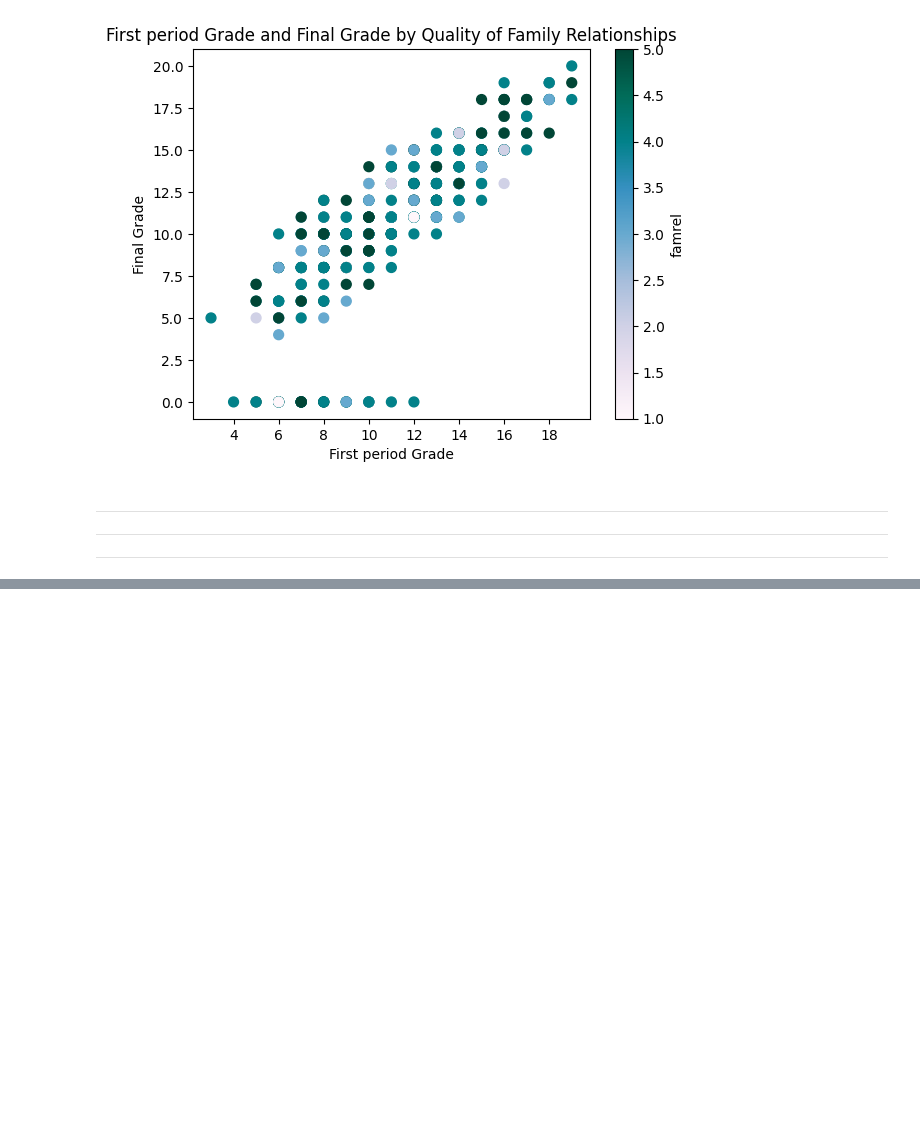
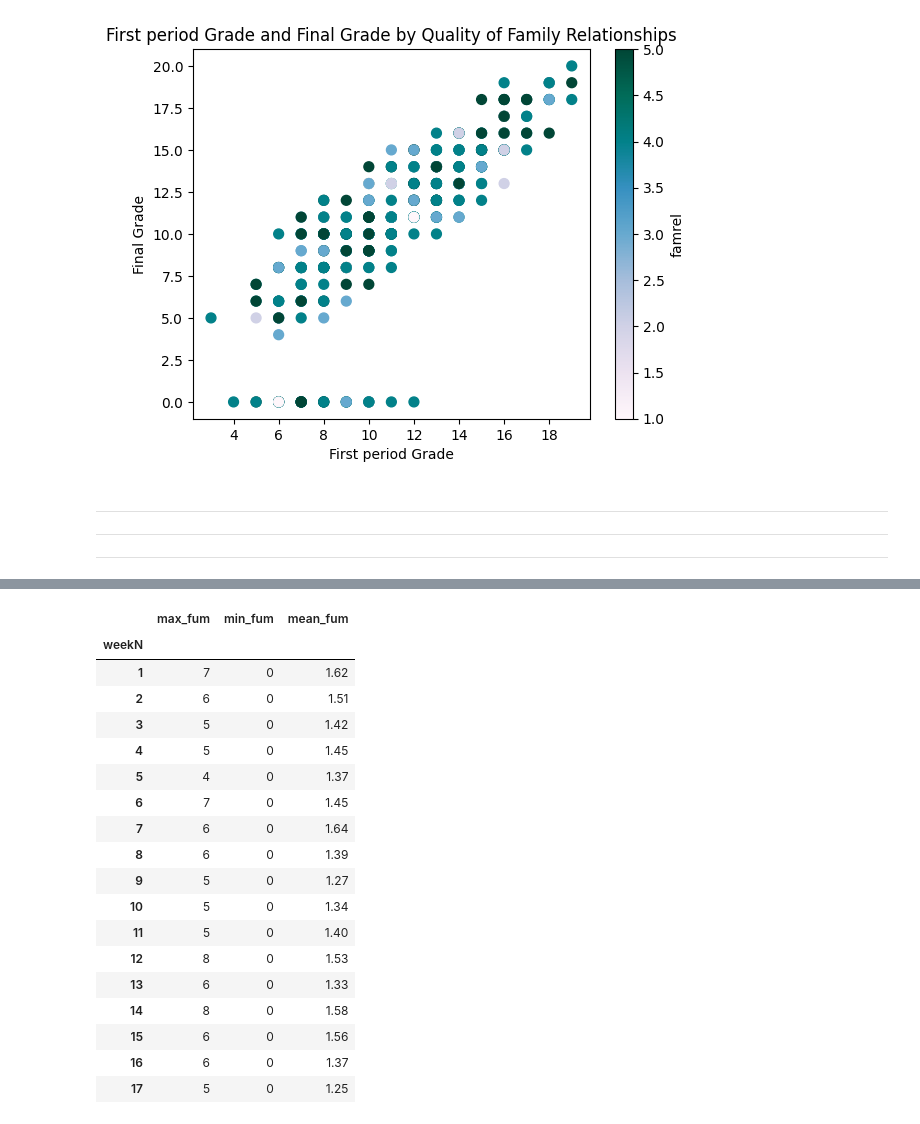
Before and after one commit to pressleydavid/hw4, a Jupyter notebook: HW4_Scratch.ipynb, the cells around one changed output, grey strips where cells are left out. Saved outputs shown, nothing was run; the diff lists cells and outputs as text; code cells hidden in the pictures; blank space fills up the shorter version.

```diff
--- a/HW4_Scratch.ipynb
+++ b/HW4_Scratch.ipynb
@@ -465,0 +531,71 @@ plt.show()
+# %%
+# filter for regular season
+print(f"Unique week values before filter {nfl_intermed.week.unique()}")
+
+regular_weeks = [str(i) for i in range(1,18)]
+
+nfl_intermed = nfl_intermed.loc[nfl_intermed["week"].isin(regular_weeks), :]
+print(f"Unique week values after filter {nfl_intermed.week.unique()}")
+
+nfl_intermed.week.unique()
+
+nfl_intermed["weekN"] = nfl_intermed["week"].astype(int)
+nfl_intermed.weekN.unique()
+
+# summarize by season and week
+nfl_intermed.info()
+reg_season= nfl_intermed.copy()
+reg_season = reg_season.loc[:,["season","weekN","AtotalYds","tossC","awayFum","home3rdConv","away3rdConv","awayTimesSacked","homeTimesSacked"]]
+
+# pd.crosstab([reg_season.week], reg_season.tossC)
+# group Away total yard statsby season and numerical week (1-17)
+reg_season.groupby(["season", "weekN"]).agg(
+    max_yds = ("AtotalYds", "max"),
+    min_yds = ("AtotalYds", "min"),
+    mean_yds = ("AtotalYds", "mean")
+).round(2)
+
+# group Away total yard stats by season
+reg_season.groupby(["season"]).agg(
+    max_yds = ("AtotalYds", "max"),
+    min_yds = ("AtotalYds", "min"),
+    mean_yds = ("AtotalYds", "mean")
+).round(2)
+
+# group Away total yard stats by week (numeric: 1 - 17)
+reg_season.groupby(["weekN"]).agg(
+    max_yds = ("AtotalYds", "max"),
+    min_yds = ("AtotalYds", "min"),
+    mean_yds = ("AtotalYds", "mean")
+).round(2)
+
+
+# group Away fumble stats by season and numerical week (1-17)
+# use crosstab this time. Then realize creating a list of 3471 elements that only say "stat" doesn't seem like a good use of time and go back to groupby and agg
+# pd.crosstab([reg_season.season, reg_season.weekN],
+#             columns = ["stat" for _ in range(reg_season.shape[0])],
+#             values = reg_season.awayFum,
+#             aggfunc = ["mean", "median", "std", "count"]
+#             ).round(2)
+
+reg_season.groupby(["season", "weekN"]).agg(
+    max_fumA = ("awayFum", "max"),
+    min_fum = ("awayFum", "min"),
+    mean_fum = ("awayFum", "mean")
+).round(2)
+
+# group Away fumble stats by season
+
+reg_season.groupby(["season"]).agg(
+    max_fum = ("awayFum", "max"),
+    min_fum = ("awayFum", "min"),
+    mean_fum = ("awayFum", "mean")
+).round(2)
+
+# group Away fumble stats by week (numeric: 1 - 17)
+reg_season.groupby(["weekN"]).agg(
+    max_fum = ("awayFum", "max"),
+    min_fum = ("awayFum", "min"),
+    mean_fum = ("awayFum", "mean")
+).round(2)
+# %% [output]
@@ -465,0 +619,19 @@ plt.show()
+|  | max_fum | min_fum | mean_fum |
+| weekN |  |  |  |
+| 1 | 7 | 0 | 1.62 |
+| 2 | 6 | 0 | 1.51 |
+| 3 | 5 | 0 | 1.42 |
+| 4 | 5 | 0 | 1.45 |
+| 5 | 4 | 0 | 1.37 |
+| 6 | 7 | 0 | 1.45 |
+| 7 | 6 | 0 | 1.64 |
+| 8 | 6 | 0 | 1.39 |
+| 9 | 5 | 0 | 1.27 |
+| 10 | 5 | 0 | 1.34 |
+| 11 | 5 | 0 | 1.40 |
+| 12 | 8 | 0 | 1.53 |
+| 13 | 6 | 0 | 1.33 |
+| 14 | 8 | 0 | 1.58 |
+| 15 | 6 | 0 | 1.56 |
+| 16 | 6 | 0 | 1.37 |
+| 17 | 5 | 0 | 1.25 |
```
Also changed, not shown: parts of 10 cells of this notebook.
